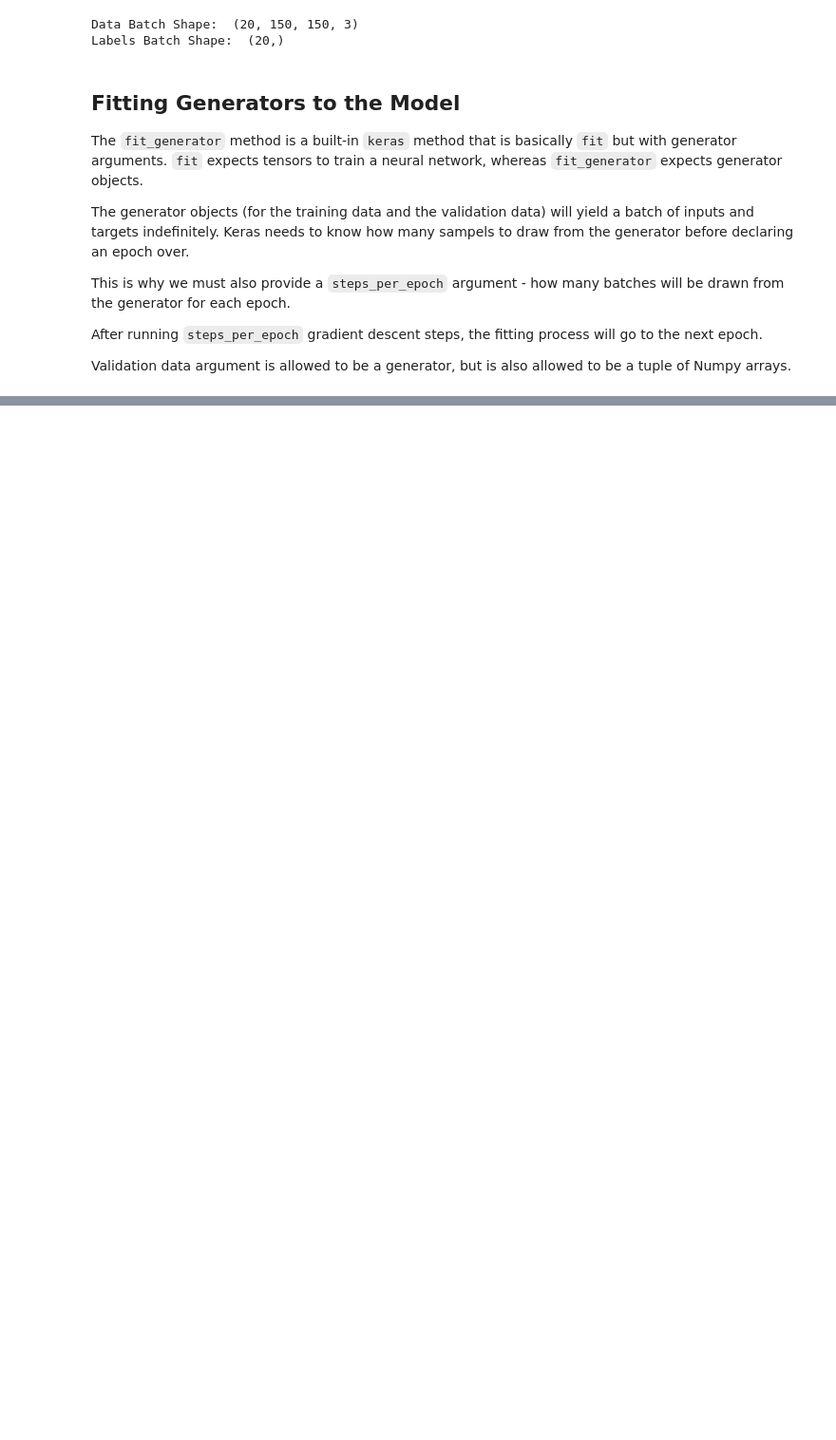
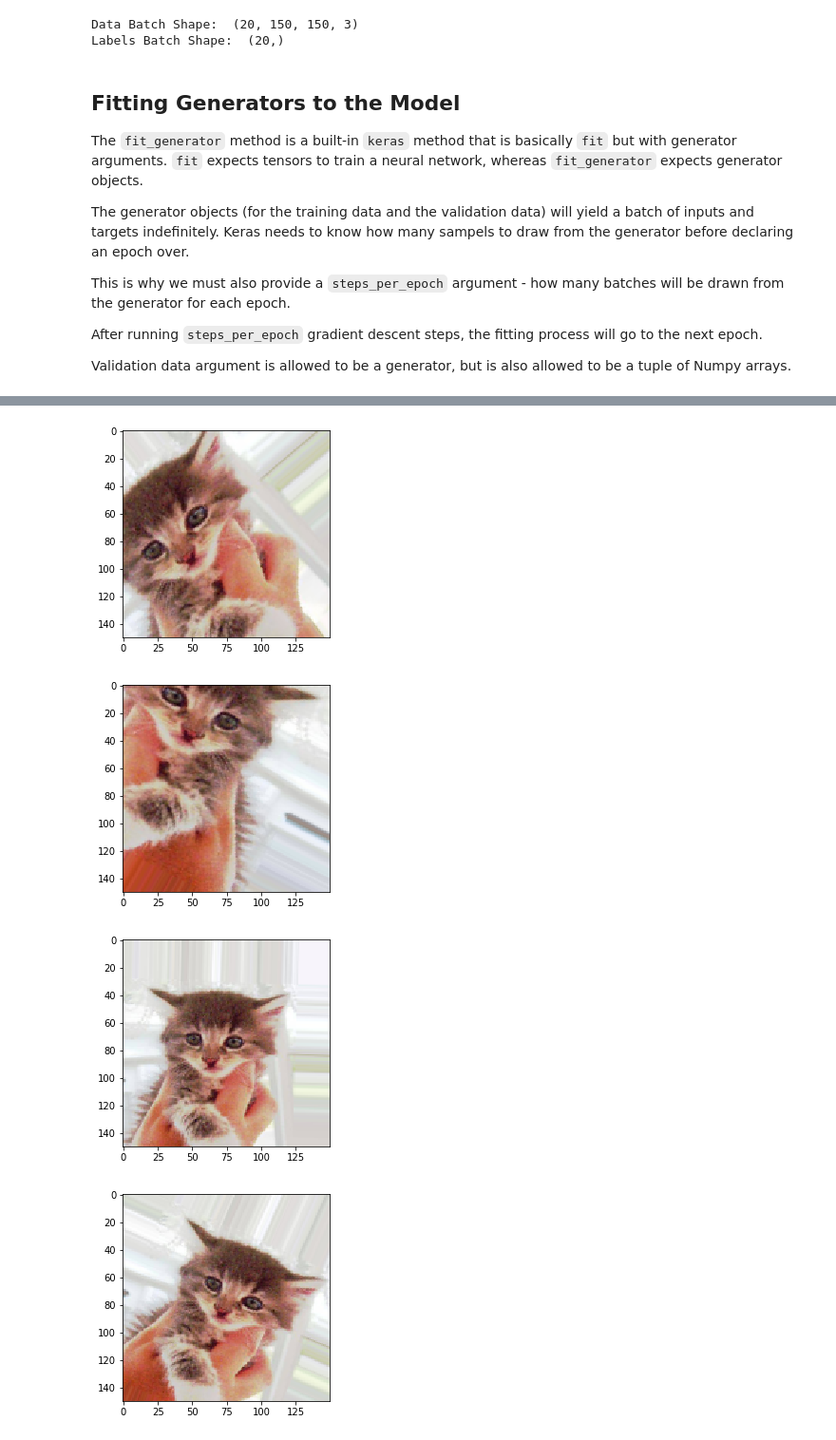
Before and after one commit to SMS-NED16/FYP-DL, a Jupyter notebook: Dl-Python-Book/chapter_5/DL-5-2-Cats-Dogs-Baseline.ipynb, the cells around one changed output, grey strips where cells are left out. Shown at 95% size. Cells and saved outputs as stored; diff of their text form; code cells hidden in the pictures; blank space fills up the shorter version.

Commit message:
Add tutorial 5.2 - Baseline and Augmentation

```diff
--- a/Dl-Python-Book/chapter_5/DL-5-2-Cats-Dogs-Baseline.ipynb
+++ b/Dl-Python-Book/chapter_5/DL-5-2-Cats-Dogs-Baseline.ipynb
@@ -281,0 +351,12 @@ Epoch 19/30
+# %%
+img_path = fnames[3]  # choosing a random image to augment
+# %%
+# Read the image and resize it
+img = image.load_img(img_path, target_size=(150, 150))
+# %%
+# Convert the image to a numpy array of shape (150, 150, 3)
+x = image.img_to_array(img)
+# %%
+# Reshape the image numpy array to a 4D tensor with first dimension
+# being the batch axis and the others being (width, height, color depth)
+x = x.reshape((1, ) + x.shape)
@@ -281,0 +366,19 @@ Epoch 19/30
+# %%
+# Generates batches of randomly transformed images.
+# Loops indefinitely so we need to break the loop at some point
+i = 0
+for batch in augment_datagen.flow(x, batch_size=1):
+    plt.figure(i)
+    imgplot = plt.imshow(image.array_to_img(batch[0]))
+    i += 1
+
+    # Must break the control sequence because datagen will produce images indefinitely
+    if i % 4 == 0:
+        break
+
+plt.show()
+# %% [output]
+[figure, added]
+[figure, added]
+[figure, added]
+[figure, added]
```
Also changed, not shown: parts of 52 cells of this notebook.
